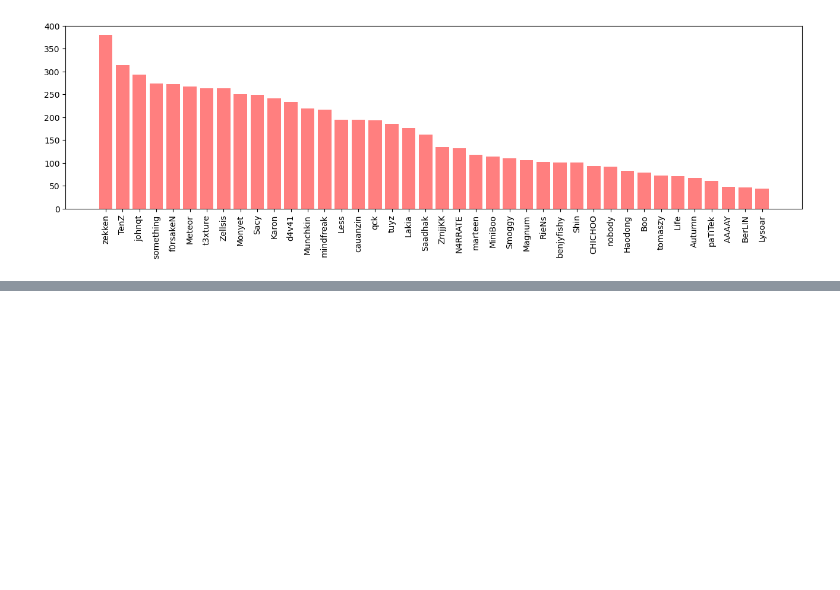
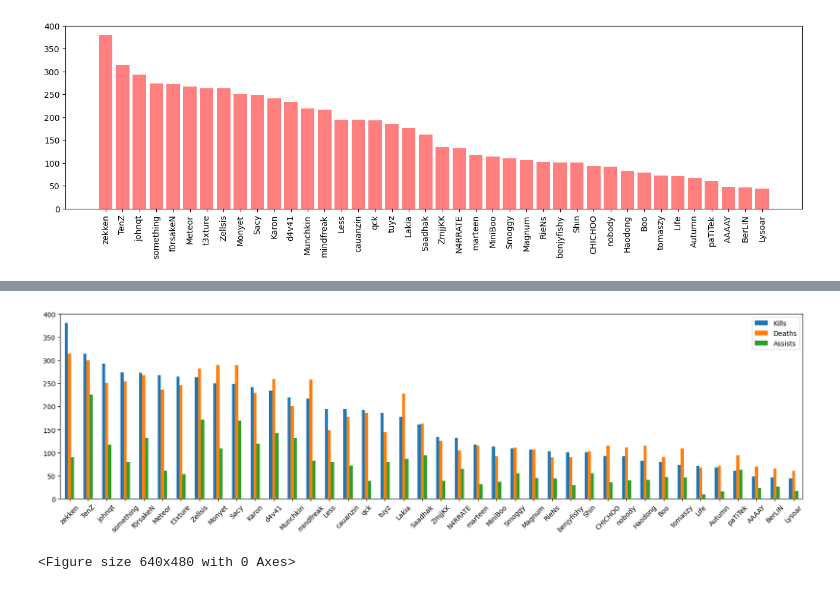
Before and after one commit to azrielmt/vct-masters-madrid-data, a Jupyter notebook: viz.ipynb, the cells around one changed output, grey strips where cells are left out. Cells and saved outputs as stored; diff of their text form; code cells hidden in the pictures; blank space fills up the shorter version.

Commit message:
Added another bar chart, update readme

```diff
--- a/viz.ipynb
+++ b/viz.ipynb
@@ -84,3 +84,8 @@ plt.xticks(tick_locations, grouped_df["Player"], rotation="vertical")
   Text(38, 0, 'BerLIN'),
   Text(39, 0, 'Lysoar')])
 [figure]
+# %%
+teams_df = grouped_df.sort_values(
+    by="Kills",
+    ascending=False)
+teams_df
@@ -86,0 +110,3 @@ plt.xticks(tick_locations, grouped_df["Player"], rotation="vertical")
+# %%
+reducedteams_df = teams_df[["Player", "Team", "Kills", "Deaths", "Assists"]]
+reducedteams_df.head()
@@ -86,0 +120,11 @@ plt.xticks(tick_locations, grouped_df["Player"], rotation="vertical")
+# %%
+multi_plot = reducedteams_df.plot(kind="bar", figsize=(20,5))
+
+# PandasPlot.set_xticklabels() can be used to set the tick labels as well
+multi_plot.set_xticklabels(reducedteams_df["Player"], rotation=45)
+
+plt.show()
+plt.tight_layout()
+# %% [output]
+[figure, added]
+<Figure size 640x480 with 0 Axes>
```
Also changed, not shown: parts of 2 cells of this notebook.
